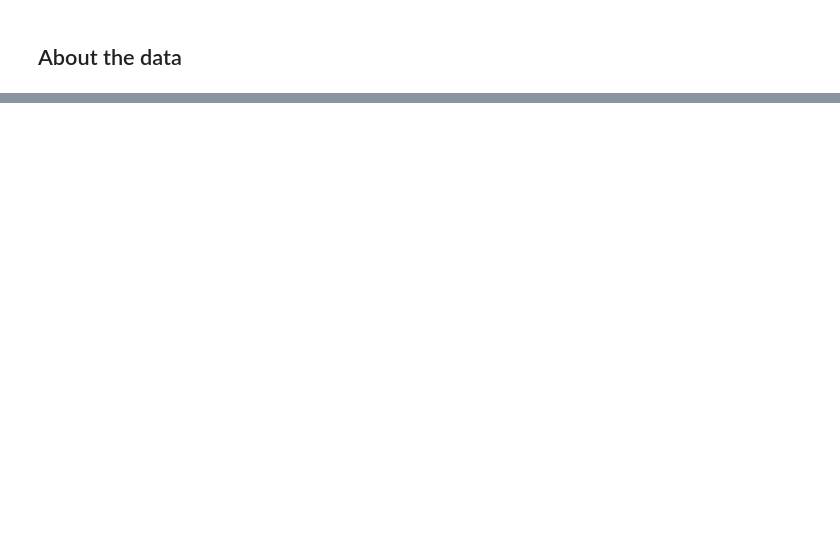
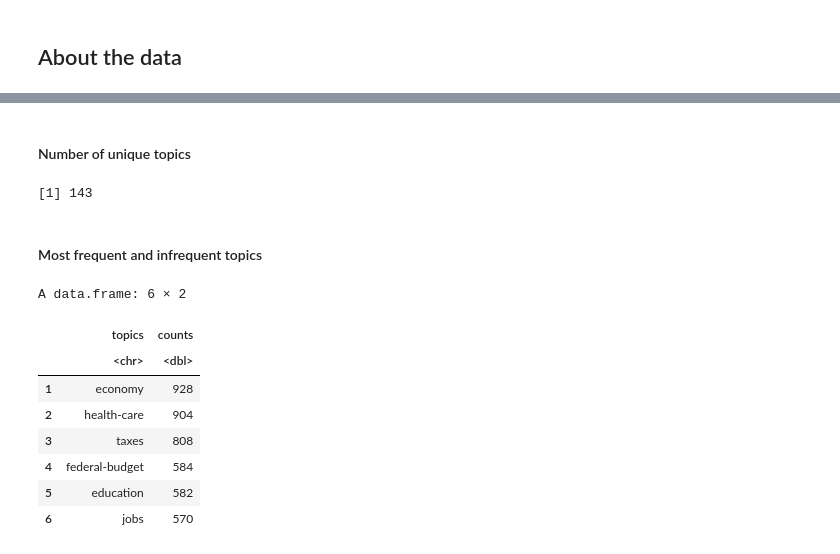
Before and after one commit to tommaso-bertola/falsehoods-sieve, a Jupyter notebook: FakeNewsRecognitionWithBayesClassifier.ipynb, the cells around one changed output, grey strips where cells are left out. Drawn from its saved outputs; the diff is of its cells as text; code cells hidden in the pictures; blank space fills up the shorter version.

```diff
--- a/FakeNewsRecognitionWithBayesClassifier.ipynb
+++ b/FakeNewsRecognitionWithBayesClassifier.ipynb
@@ -157,0 +217,32 @@ hist(x = train.df$Labels,
+# %%
+topics<-as.list(topics)$word
+# %% [markdown]
+#### Number of unique topics
+# %%
+length(topics)
+# %% [output]
+[1] 143
+# %% [markdown]
+#### Most frequent and infrequent topics
+# %%
+counts<-vector()
+for(i in seq_along(topics)){
+    counts[i]<- as.numeric(train.df.train %>% filter(grepl(topics[i], Text_Tag)) %>% summarise(n()))
+    }
+# %%
+topics_counts <- data.frame(topics, counts)
+# %%
+topics_counts %>%
+    filter(topics != "") %>%
+    arrange(desc(counts)) %>%
+    head()
+# %% [output]
+A data.frame: 6 × 2
+|  | topics | counts |
+|  | <chr> | <dbl> |
+| 1 | economy | 928 |
+| 2 | health-care | 904 |
+| 3 | taxes | 808 |
+| 4 | federal-budget | 584 |
+| 5 | education | 582 |
+| 6 | jobs | 570 |
```
Also changed, not shown: parts of 32 cells of this notebook.
